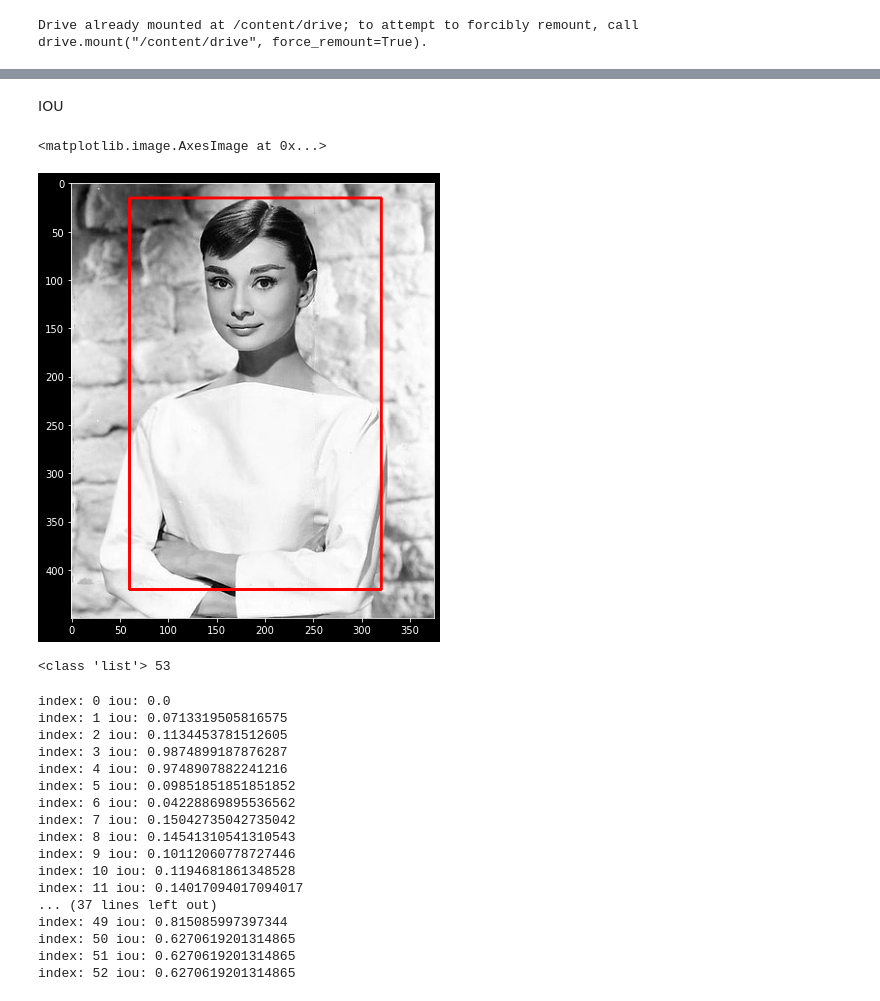
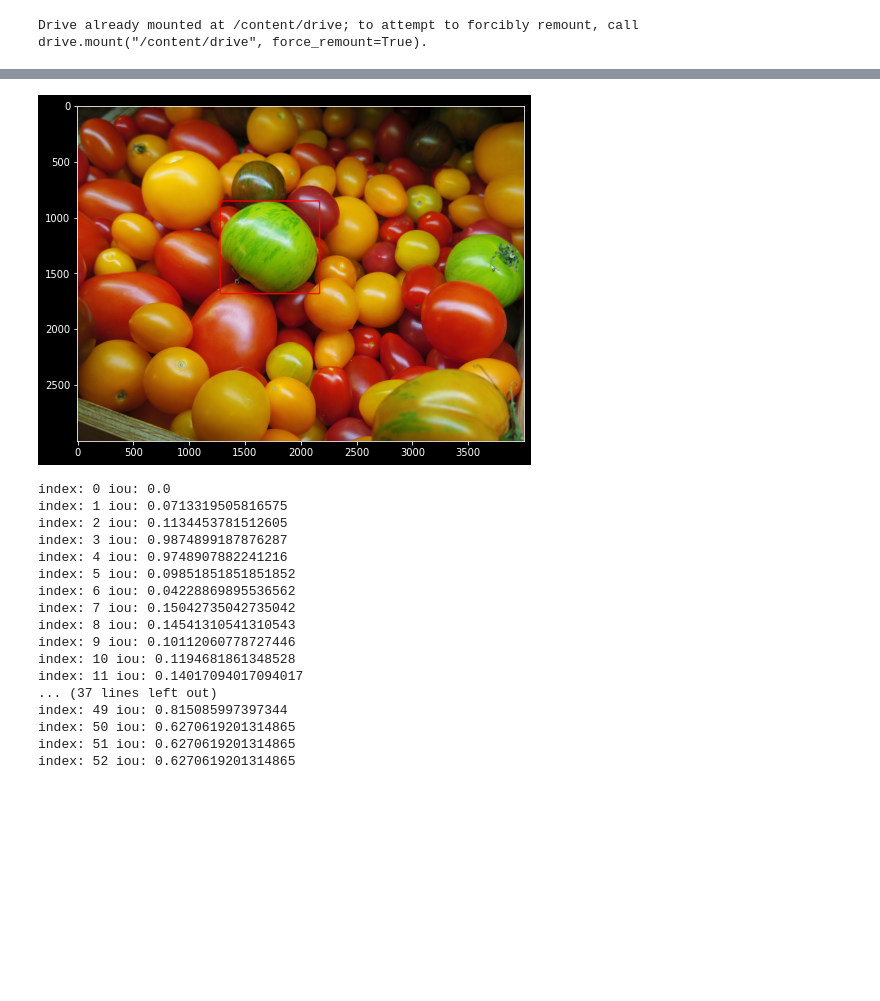
Before and after one commit to KimRass/warehouse, a Jupyter notebook: Data Science/Machine Learning/Computer Vision/Selective Search.ipynb, the cells around one changed output, grey strips where cells are left out. Drawn from its saved outputs; the diff is of its cells as text; code cells hidden in the pictures; blank space fills up the shorter version.

```diff
--- a/Data Science/Machine Learning/Computer Vision/Selective Search.ipynb
+++ b/Data Science/Machine Learning/Computer Vision/Selective Search.ipynb
@@ -81,3 +77,11 @@ plt.show()
-# %% [markdown]
-IOU
+# %%
+gt_bbox = [1280, 850, 890, 830]
+rgb_red = (255, 0 , 0)
+img_gt = img_rgb.copy()
+img_gt = cv2.rectangle(img=img_gt, pt1=(gt_bbox[0], gt_bbox[1]), pt2=(gt_bbox[0] + gt_bbox[2], gt_bbox[1] + gt_bbox[3]), color=rgb_red, thickness=10)
+
+plt.figure(figsize=(8, 8))
+plt.imshow(img_gt);
+# %% [output]
+[figure, added]
 # %%
@@ -96,22 +100,4 @@ def compute_iou(cand_box, gt_box):
 
     iou = intersection / union
     return iou
-# %%
-# Ground Truth
-gt_box = [60, 15, 320, 420]
-
-red = (255, 0 , 0)
-img_gt = cv2.rectangle(img=img_rgb, pt1=(gt_box[0], gt_box[1]), pt2=(gt_box[2], gt_box[3]), color=red, thickness=2)
-
-plt.figure(figsize=(8, 8))
-plt.imshow(img_gt)
-# %% [output]
-<matplotlib.image.AxesImage at 0x...>
-[figure, removed]
-# %%
-_, regions = selectivesearch.selective_search(img_rgb, scale=100, min_size=2000)
-
-print(type(regions), len(regions))
-# %% [output]
-<class 'list'> 53
 # %%
```
Also changed, not shown: parts of 10 cells of this notebook.
